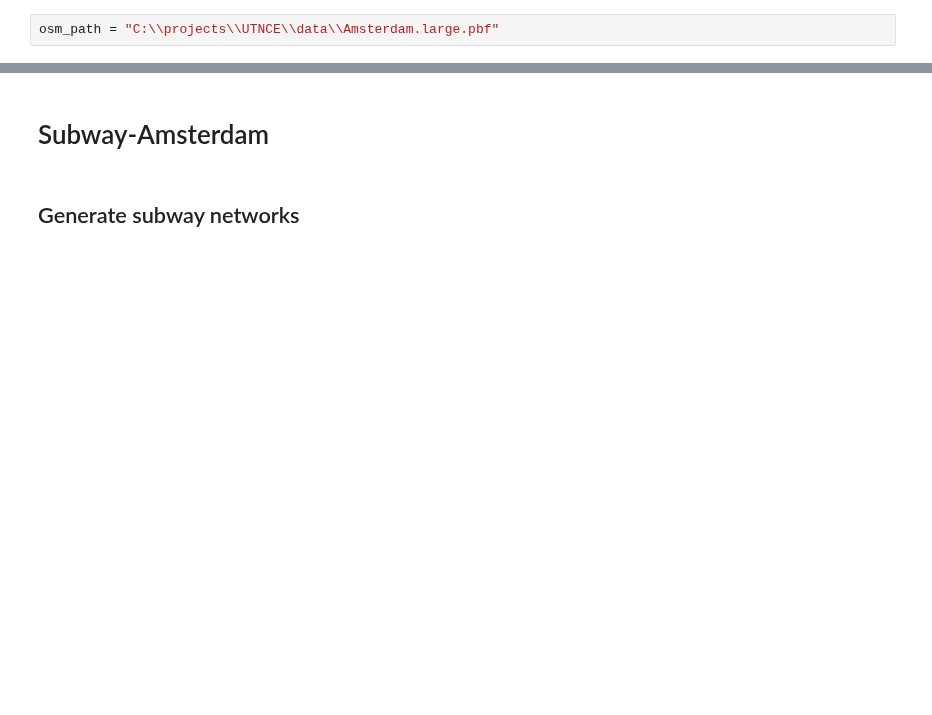
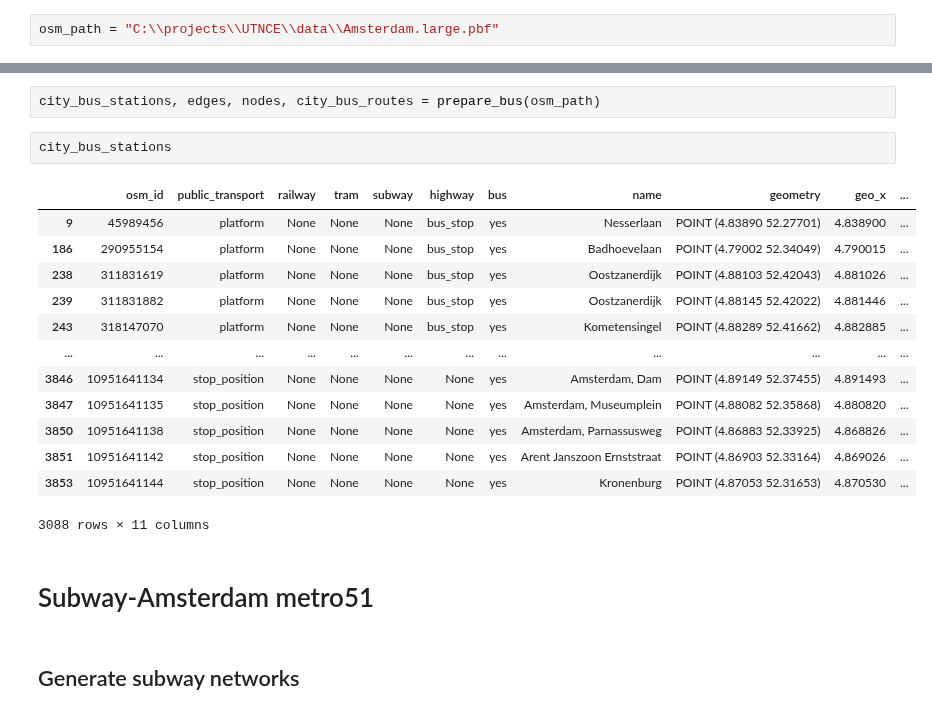
Before and after one commit to SYuGao/uvmt, a Jupyter notebook: notebooks/metro51_to_isolasoweg.ipynb, the cells around one changed output, grey strips where cells are left out. Cells and saved outputs as stored; diff of their text form; blank space fills up the shorter version.

```diff
--- a/notebooks/metro51_to_isolasoweg.ipynb
+++ b/notebooks/metro51_to_isolasoweg.ipynb
@@ -16,5 +56,23 @@ osm_path = "C:\\projects\\UTNCE\\data\\Amsterdam.large.pbf"
+# %%
+city_bus_stations, edges, nodes, city_bus_routes = prepare_bus(osm_path)
+# %%
+city_bus_stations
+# %% [output]
+|  | osm_id | public_transport | railway | tram | subway | highway | bus | name | geometry | geo_x | ... |
+| 9 | 45989456 | platform | None | None | None | bus_stop | yes | Nesserlaan | POINT (4.83890 52.27701) | 4.838900 | ... |
+| 186 | 290955154 | platform | None | None | None | bus_stop | yes | Badhoevelaan | POINT (4.79002 52.34049) | 4.790015 | ... |
+| 238 | 311831619 | platform | None | None | None | bus_stop | yes | Oostzanerdijk | POINT (4.88103 52.42043) | 4.881026 | ... |
+| 239 | 311831882 | platform | None | None | None | bus_stop | yes | Oostzanerdijk | POINT (4.88145 52.42022) | 4.881446 | ... |
+| 243 | 318147070 | platform | None | None | None | bus_stop | yes | Kometensingel | POINT (4.88289 52.41662) | 4.882885 | ... |
+| ... | ... | ... | ... | ... | ... | ... | ... | ... | ... | ... | ... |
+| 3846 | 10951641134 | stop_position | None | None | None | None | yes | Amsterdam, Dam | POINT (4.89149 52.37455) | 4.891493 | ... |
+| 3847 | 10951641135 | stop_position | None | None | None | None | yes | Amsterdam, Museumplein | POINT (4.88082 52.35868) | 4.880820 | ... |
+| 3850 | 10951641138 | stop_position | None | None | None | None | yes | Amsterdam, Parnassusweg | POINT (4.86883 52.33925) | 4.868826 | ... |
+| 3851 | 10951641142 | stop_position | None | None | None | None | yes | Arent Janszoon Ernststraat | POINT (4.86903 52.33164) | 4.869026 | ... |
+| 3853 | 10951641144 | stop_position | None | None | None | None | yes | Kronenburg | POINT (4.87053 52.31653) | 4.870530 | ... |
+3088 rows × 11 columns
 # %% [markdown]
-# Subway-Amsterdam
+# Subway-Amsterdam  metro51
 # %% [markdown]
 ## Generate subway networks
 # %%
```
Also changed, not shown: parts of 9 cells of this notebook, 5 other files.
